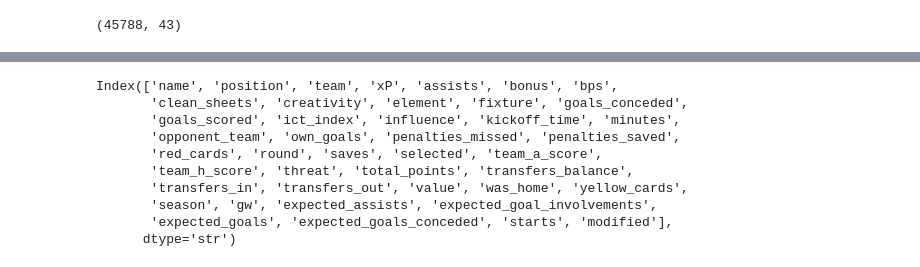
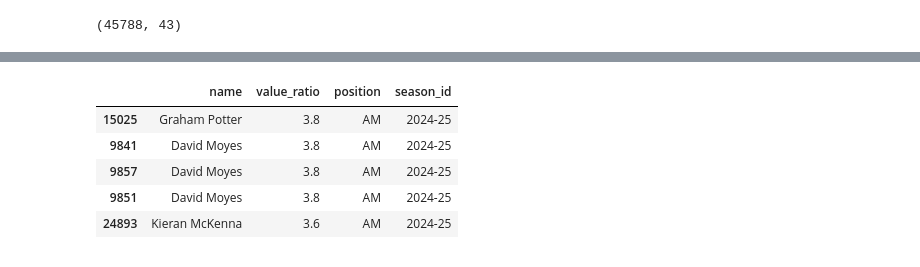
Before and after one commit to ruus77/FPL-Points-Predictions, a Jupyter notebook: Notebooks/EDA.ipynb, the cells around one changed output, grey strips where cells are left out. Cells and saved outputs as stored; diff of their text form; code cells hidden in the pictures.

```diff
--- a/Notebooks/EDA.ipynb
+++ b/Notebooks/EDA.ipynb
@@ -117,13 +112,11 @@ Length: 21, dtype: str
 # %%
-data.columns
+data["value_ratio"] = (data.total_points / data.value).fillna(0)
-# %% [output]
-Index(['name', 'position', 'team', 'xP', 'assists', 'bonus', 'bps',
-       'clean_sheets', 'creativity', 'element', 'fixture', 'goals_conceded',
-       'goals_scored', 'ict_index', 'influence', 'kickoff_time', 'minutes',
-       'opponent_team', 'own_goals', 'penalties_missed', 'penalties_saved',
-       'red_cards', 'round', 'saves', 'selected', 'team_a_score',
-       'team_h_score', 'threat', 'total_points', 'transfers_balance',
-       'transfers_in', 'transfers_out', 'value', 'was_home', 'yellow_cards',
-       'season', 'gw', 'expected_assists', 'expected_goal_involvements',
-       'expected_goals', 'expected_goals_conceded', 'starts', 'modified'],
-      dtype='str')
+# %%
+data[["name", "value_ratio", "position", "season_id"]].sort_values(by="value_ratio", ascending=False).head()
+# %% [output]
+|  | name | value_ratio | position | season_id |
+| 15025 | Graham Potter | 3.8 | AM | 2024-25 |
+| 9841 | David Moyes | 3.8 | AM | 2024-25 |
+| 9857 | David Moyes | 3.8 | AM | 2024-25 |
+| 9851 | David Moyes | 3.8 | AM | 2024-25 |
+| 24893 | Kieran McKenna | 3.6 | AM | 2024-25 |
```
Also changed, not shown: parts of 17 cells of this notebook, 1 other file.
